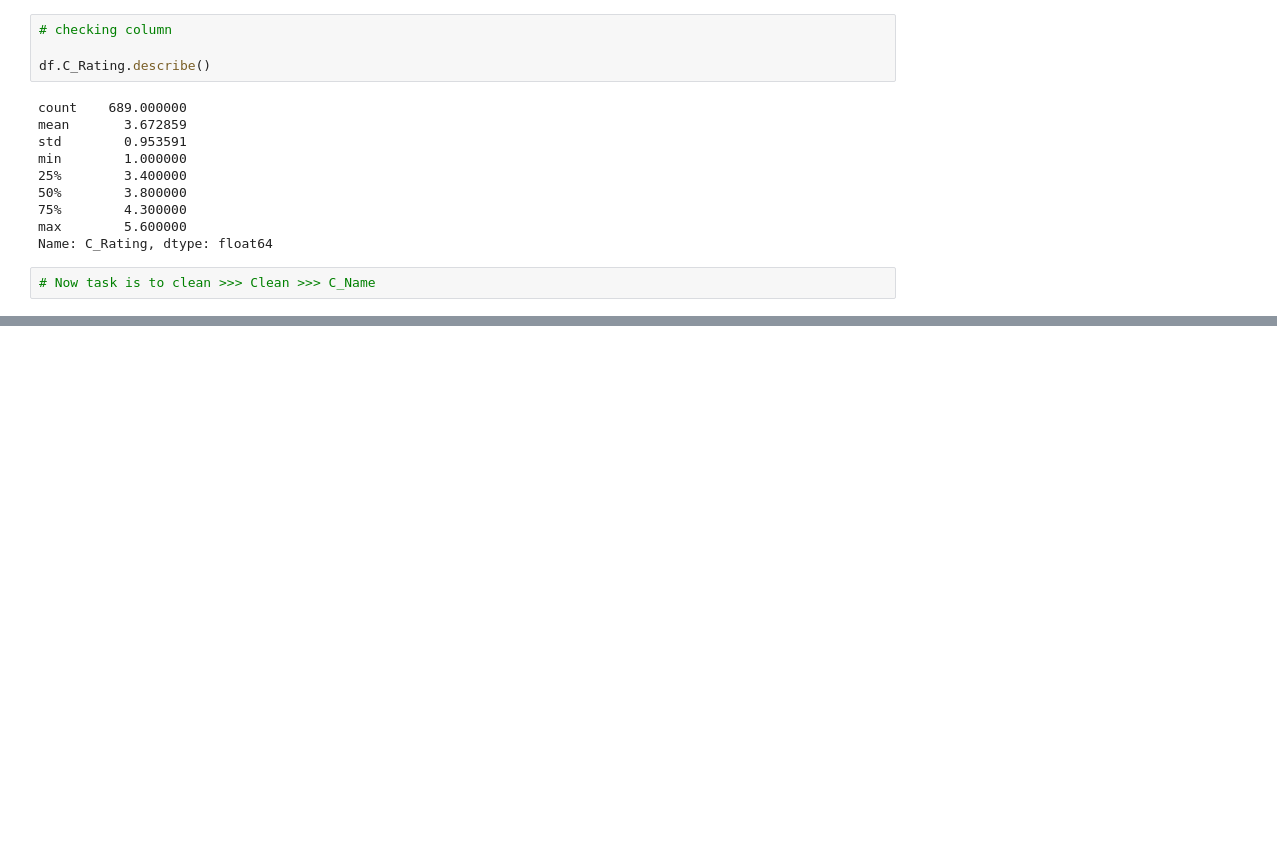
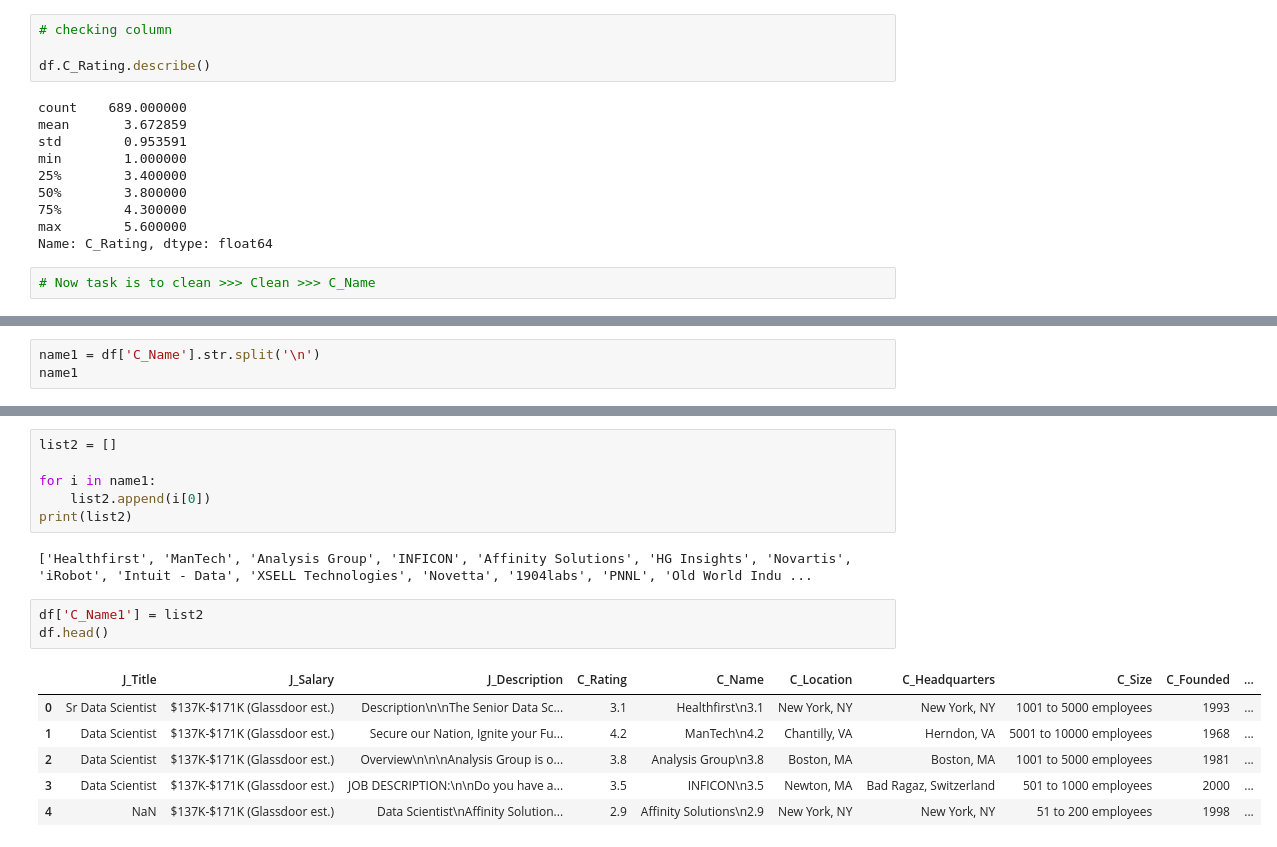
Before and after one commit to sagarbarge/Glassdoor-Jobs-Data-Wrangling, a Jupyter notebook: Glassdoor_Jobs_Data_Wrangling.ipynb, the cells around one changed output, grey strips where cells are left out. Drawn from its saved outputs; the diff is of its cells as text; blank space fills up the shorter version.

```diff
--- a/Glassdoor_Jobs_Data_Wrangling.ipynb
+++ b/Glassdoor_Jobs_Data_Wrangling.ipynb
@@ -338,0 +368,3 @@ Name: C_Rating, dtype: float64
+# %%
+name1 = df['C_Name'].str.split('\n')
+name1
@@ -338,0 +384,18 @@ Name: C_Rating, dtype: float64
+# %%
+list2 = []
+
+for i in name1:
+    list2.append(i[0])
+print(list2)
+# %% [output]
+['Healthfirst', 'ManTech', 'Analysis Group', 'INFICON', 'Affinity Solutions', 'HG Insights', 'Novartis', 'iRobot', 'Intuit - Data', 'XSELL Technologies', 'Novetta', '1904labs', 'PNNL', 'Old World Indu ...
+# %%
+df['C_Name1'] = list2
+df.head()
+# %% [output]
+|  | J_Title | J_Salary | J_Description | C_Rating | C_Name | C_Location | C_Headquarters | C_Size | C_Founded | ... |
+| 0 | Sr Data Scientist | $137K-$171K (Glassdoor est.) | Description\n\nThe Senior Data Sc... | 3.1 | Healthfirst\n3.1 | New York, NY | New York, NY | 1001 to 5000 employees | 1993 | ... |
+| 1 | Data Scientist | $137K-$171K (Glassdoor est.) | Secure our Nation, Ignite your Fu... | 4.2 | ManTech\n4.2 | Chantilly, VA | Herndon, VA | 5001 to 10000 employees | 1968 | ... |
+| 2 | Data Scientist | $137K-$171K (Glassdoor est.) | Overview\n\n\nAnalysis Group is o... | 3.8 | Analysis Group\n3.8 | Boston, MA | Boston, MA | 1001 to 5000 employees | 1981 | ... |
+| 3 | Data Scientist | $137K-$171K (Glassdoor est.) | JOB DESCRIPTION:\n\nDo you have a... | 3.5 | INFICON\n3.5 | Newton, MA | Bad Ragaz, Switzerland | 501 to 1000 employees | 2000 | ... |
+| 4 | NaN | $137K-$171K (Glassdoor est.) | Data Scientist\nAffinity Solution... | 2.9 | Affinity Solutions\n2.9 | New York, NY | New York, NY | 51 to 200 employees | 1998 | ... |
```
Also changed, not shown: parts of 3 cells of this notebook.
